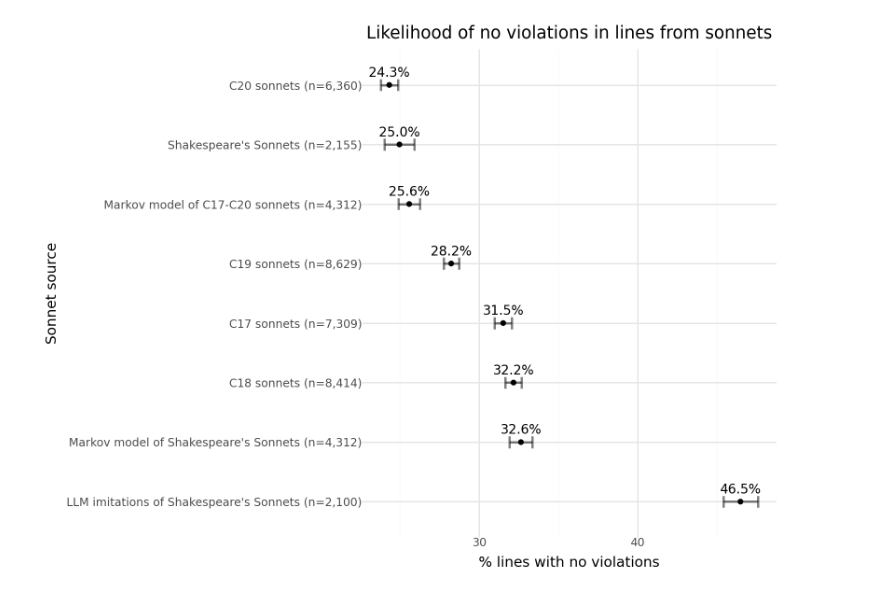
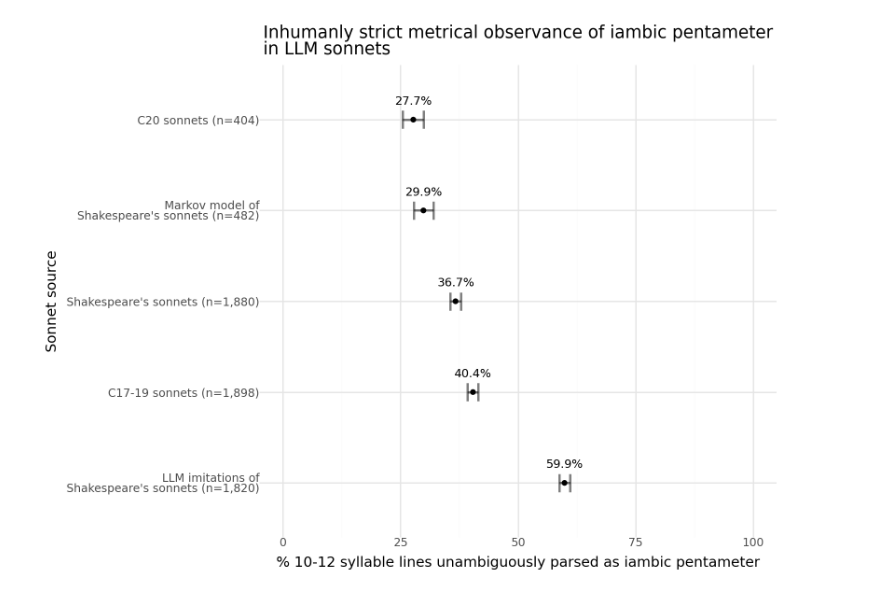
Before and after one commit to quadrismegistus/llmdh, a Jupyter notebook: notebooks/dev_newstats3.ipynb, the cells around one changed output. Cells and saved outputs as stored; diff of their text form; code cells hidden in the pictures.

```diff
--- a/notebooks/dev_newstats3.ipynb
+++ b/notebooks/dev_newstats3.ipynb
@@ -149,20 +220,27 @@ def plot_trochaic_substitutions(metric='has_trochaic_substitution'):
     figdf = figdf.drop_duplicates(['stanza_num','line_num'])
     figdf['has_trochaic_substitution'] = figdf['parse_meter'].apply(lambda x: x.startswith('+--+')).astype(int) * 100
     figdf['has_no_violations'] = (figdf['parse_num_viols'] == 0).astype(int) * 100
-    figdf['is_iambic_pentameter'] = (figdf['parse_meter'] == '-+' * 5).astype(int) * 100
+    figdf['unambiguous_parse'] = (figdf['parse_ambig'] == 1).astype(int) * 100
 
+    # def is_iambic_pentameter(meter_str):
+    #     return meter_str in {'-+-+-+-+-+', '-+-+-+-+-+-', '-+-+-+-+-+--'}
+
+    figdf['is_iambic_pentameter'] = figdf['parse_meter'].apply(is_iambic_pentameter).astype(int) * 100
+    figdf['is_unambiguously_iambic_pentameter'] = [100 if x and y else 0 for x,y in zip(figdf['is_iambic_pentameter'], figdf['unambiguous_parse'])]
+    figdf['is_perfect_iambic_pentameter'] = [100 if x and y else 0 for x,y in zip(figdf['is_iambic_pentameter'], figdf['has_no_violations'])]
+    figdf['is_unambiguously_perfect_iambic_pentameter'] = [100 if x and y and z else 0 for x,y,z in zip(figdf['is_iambic_pentameter'], figdf['unambiguous_parse'], figdf['has_no_violations'])]
 
     def get_agent(model):
         if model == 'shakespeare':
-            return 'Shakespeare\'s Sonnets'
+            return 'Shakespeare\'s sonnets'
         elif model.startswith('b.'):
             # return None
             cents = int(model[3:5])+1
-            return f'C{cents} sonnets'# if cents>19 else 'C17-19'
+            return f'C{cents} sonnets' if cents>19 else 'C17-19 sonnets'
         elif 'markov' in model.lower():
-            return 'Markov model of Shakespeare\'s Sonnets' if 'shakespeare' in model.lower() else 'Markov model of C17-C20 sonnets'
+            return 'Markov model of\nShakespeare\'s sonnets' if 'shakespeare' in model.lower() else None# 'Markov model of C17-C20 sonnets'
         else:
-            return 'LLM imitations of Shakespeare\'s Sonnets'
+            return 'LLM imitations of\nShakespeare\'s sonnets'
 
     figdf['agent'] = figdf['model'].apply(get_agent)
     figdf = figdf[~figdf['agent'].isna()]
@@ -189,7 +267,7 @@ def plot_trochaic_substitutions(metric='has_trochaic_substitution'):
     # fig+= p9.geom_boxplot()
     fig += p9.geom_errorbar(p9.aes(ymin='lower', ymax='upper'), data=figdf, width=.2, size=1, alpha=.5)
     fig+=p9.geom_point()
-    fig+=p9.geom_text(size=10, position=p9.position_nudge(x=.2))
+    fig+=p9.geom_text(size=9, position=p9.position_nudge(x=.2))
     fig+= p9.coord_flip()
     fig+=p9.theme_minimal()
     if metric == 'has_trochaic_substitution':
@@ -202,16 +280,17 @@ def plot_trochaic_substitutions(metric='has_trochaic_substitution'):
         fig+=p9.labs(
             y='% lines with no violations',
             x='Sonnet source',
-            title='% lines with perfect meter'
+            title='% Lines with perfect stress-meter alignment'
         )
-    elif metric == 'is_iambic_pentameter':
+    elif 'iambic_pentameter' in metric:
         fig+=p9.labs(
-            y='% lines with iambic pentameter',
+            y=f'% 10-12 syllable lines{" unambiguously" if metric=="is_unambiguously_iambic_pentameter" else " most easily"} parsed as iambic pentameter',
             x='Sonnet source',
-            title='Likelihood of iambic pentameter in lines from sonnets'
+            title='''Inhumanly strict metrical observance of iambic pentameter\nin LLM sonnets'''
         )
+    fig+=p9.scale_y_continuous(limits=(0,100))
     fig.save(f'../../generative-humanities/Figures/{metric}.png')
     return fig
 
 
-plot_trochaic_substitutions()
+# plot_trochaic_substitutions()
@@ -220,4 +301,4 @@ plot_trochaic_substitutions()
 # %%
-plot_trochaic_substitutions(metric='has_no_violations')
+plot_trochaic_substitutions(metric='is_unambiguously_iambic_pentameter')
 # %% [output]
-[figure, old version]
+[figure, new version]
```
Also changed, not shown: parts of 15 cells of this notebook.
